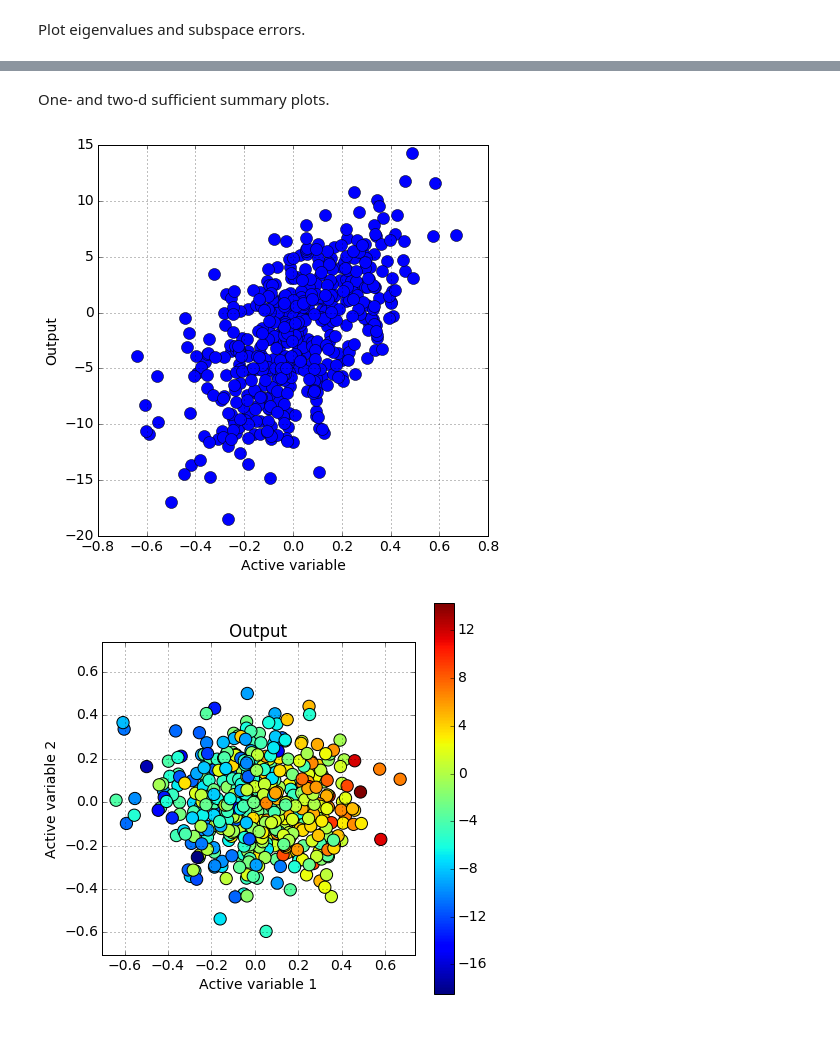
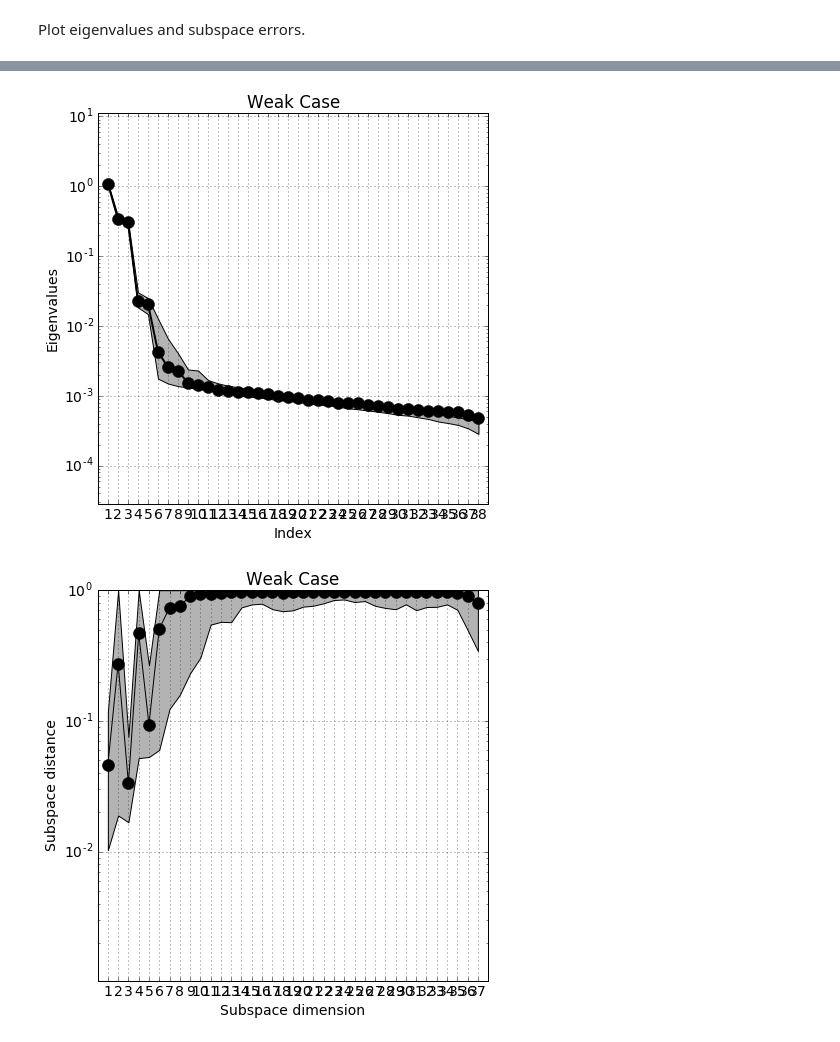
Before and after one commit to paulcon/as-data-sets, a Jupyter notebook: Atacamac/active-subspace-atacamac.ipynb, the cells around one changed output, grey strips where cells are left out. Drawn from its saved outputs; the diff is of its cells as text; code cells hidden in the pictures.

```diff
--- a/Atacamac/active-subspace-atacamac.ipynb
+++ b/Atacamac/active-subspace-atacamac.ipynb
@@ -54,2 +87,29 @@ out_label = labels[38]
+# %%
+#Data Frames for each case
+df_weak = pn.DataFrame.from_csv('atacamac-weak.txt')
+df_strong = pn.DataFrame.from_csv('atacamac-strong.txt')
+
+#Data matrices
+data_weak = df_weak.as_matrix()
+data_strong = df_strong.as_matrix()
+
+#Inputs as row vectors (X), outputs as a column vector (f), and gradients as row vectors (G)
+X_W = data_weak[:,:38]
+f_W = data_weak[:,38]
+G_W = data_weak[:,39:]
+
+X_S = data_strong[:,:38]
+f_S = data_strong[:,38]
+G_S = data_strong[:,39:]
+
+#How many data points we have (M) and the dimension of the input space (m)
+M_W = X_W.shape[0]
+M_S = X_S.shape[0]
+m = X_W.shape[1]
+
+#Labels for variables
+labels = df_weak.keys()
+in_labels = labels[:38]
+out_labels = ['Weak Case', 'Strong Case']
 # %% [markdown]
 Normalize the inputs to standard normal.
@@ -68,2 +136,9 @@ ss.compute(df=G,nboot=200)
+# %%
+#subspace objects for the weak (ss_W) and strong (ss_S) cases
+ss_W, ss_S = ac.subspaces.Subspaces(), ac.subspaces.Subspaces()
+
+#compute the matrix C and its decomposition
+ss_W.compute(df=G_W, nboot=500)
+ss_S.compute(df=G_S, nboot=500)
 # %% [markdown]
 Plot eigenvalues and subspace errors.
@@ -79,8 +145,9 @@ ac.utils.plotters.subspace_errors(ss.sub_br[:9])
-# %% [markdown]
-One- and two-d sufficient summary plots.
-# %%
-ss.partition(2)
-ac.utils.plotters.sufficient_summary(XX.dot(ss.W1),f)
-# %% [output]
-[figure, removed]
-[figure, removed]
+# %%
+ss = [ss_W, ss_S]
+
+for i in range(2):
+    ac.utils.plotters.eigenvalues(ss[i].eigenvalues, ss[i].e_br, out_labels[i])
+    ac.utils.plotters.subspace_errors(ss[i].sub_br, out_labels[i])
+# %% [output]
+[figure, added]
+[figure, added]
```
Also changed, not shown: parts of 21 cells of this notebook.
